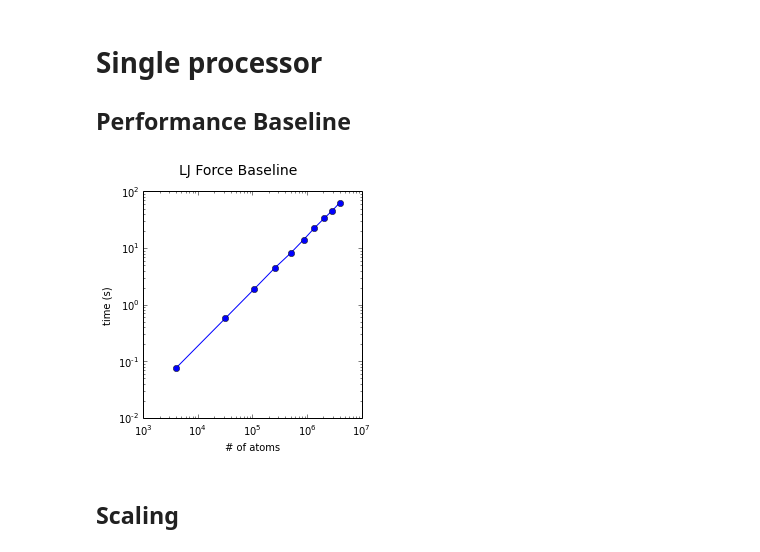
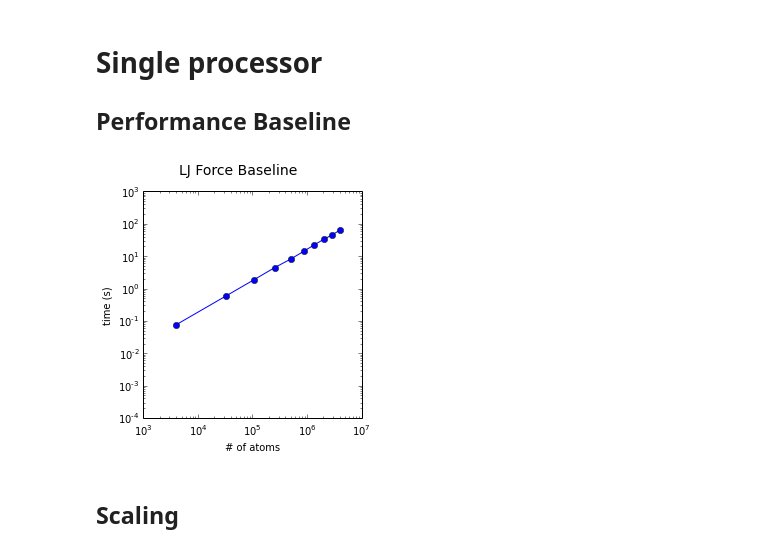
Before and after one commit to shigh/CoMD, a Jupyter notebook: plots.ipynb, the cells around one changed output. Cells and saved outputs as stored; diff of their text form; code cells hidden in the pictures.

```diff
--- a/plots.ipynb
+++ b/plots.ipynb
@@ -16,22 +16,26 @@ Performance Baseline
 # %%
 cc_files = glob(r"./performance/forceLJ/baseline/cc/*.yaml")
 cc = results_df(cc_files)
 cc = cc[(cc.function=='force')].sort('totalatoms')
+
+cc_natoms = cc.totalatoms
+cc_force = cc.maxtime / (cc.nsteps.unique() + 1.0)
 
 fig = plt.figure(figsize=(4.0, 4.25))
 fig.suptitle("LJ Force Baseline", fontsize=14)
 gs = gridspec.GridSpec(1, 1)
 ax1 = plt.subplot(gs[0, 0])
 
-ax1.loglog(cc.totalatoms, cc.maxtime / (cc.nsteps.unique() + 1.0), 'o-b')
+ax1.loglog(natoms, cc_force, 'o-b')
 ax1.set_xlim(1e3, 1e7)
+ax1.set_ylim(1e-4, 1e3)
 ax1.set_xlabel("# of atoms")
 ax1.set_ylabel("time (s)")
 
 gs.tight_layout(fig, rect=[0, 0, 1, 0.95])
 fig.savefig('figs/baseline_forceLJ.pdf', dpi=200)
 # %% [output]
-[figure, old version]
+[figure, new version]
 # %% [markdown]
 Scaling
 --------------
```
Also changed, not shown: parts of 5 cells of this notebook, 7 other files.
